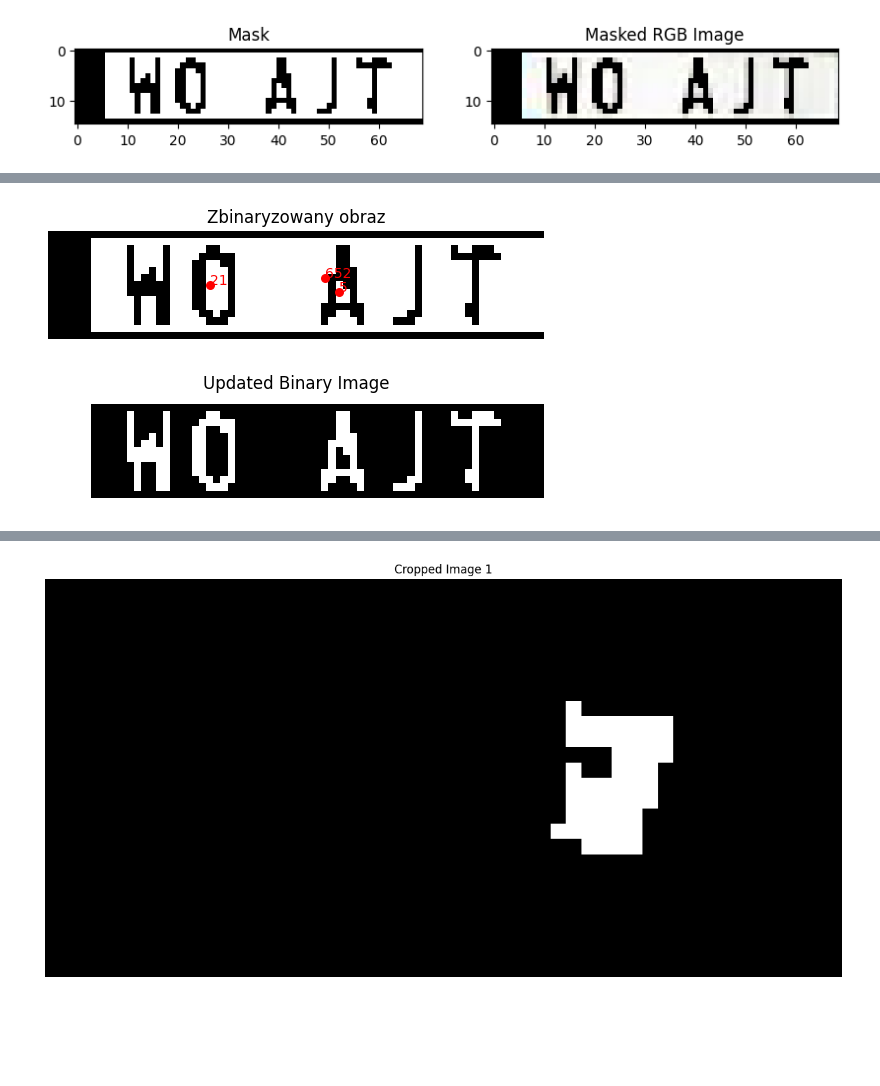
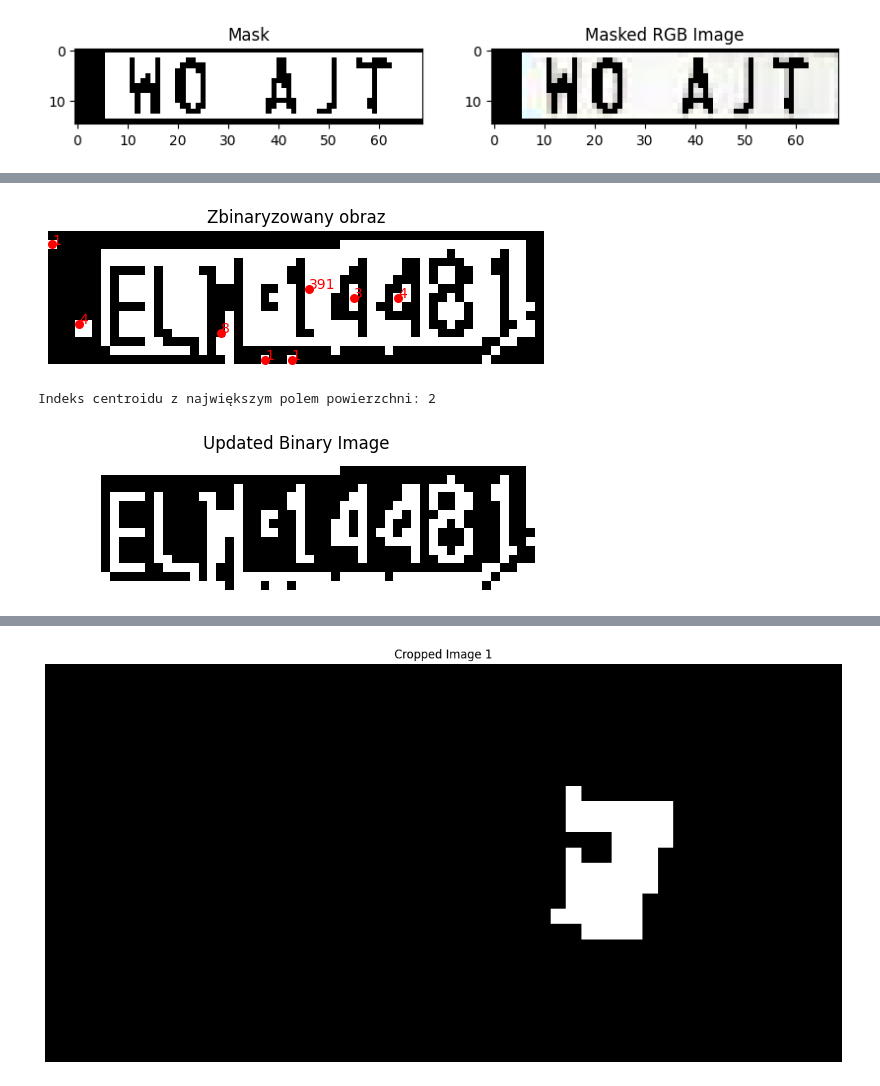
Before and after one commit to niotrek/twm, a Jupyter notebook: test.ipynb, the cells around one changed output, grey strips where cells are left out. Saved outputs shown, nothing was run; the diff lists cells and outputs as text; code cells hidden in the pictures; blank space fills up the shorter version.

```diff
--- a/test.ipynb
+++ b/test.ipynb
@@ -49,34 +121,35 @@ plt.show()
 # %%
-num_labels, labels, stats, centroids = cv.connectedComponentsWithStats(mask, connectivity=8)
+num_labels, labels, stats, centroids = cv.connectedComponentsWithStats(binary, connectivity=8)
 # Wyświetlenie zbinaryzowanego obrazu
-plt.imshow(mask, cmap='gray')
+plt.imshow(binary, cmap='gray')
 plt.title('Zbinaryzowany obraz')
 plt.axis('off')
 
 # Wyświetlenie składowych połączonych
 for i in range(1, num_labels):
     area = stats[i, cv.CC_STAT_AREA]
     cx = int(centroids[i, 0])
     cy = int(centroids[i, 1])
     plt.text(cx, cy, str(area), color='red')
     plt.scatter(cx, cy, color='red', s=30)
 
 plt.show()
 # %% [output]
-[figure, old version]
+[figure, new version]
 # %%
 # Znajdź indeks centroidu z największym polem powierzchni (z pominięciem tła)
 max_area_index = np.argmax(stats[1:, cv.CC_STAT_AREA]) + 1
+print(f'Indeks centroidu z największym polem powierzchni: {max_area_index}')
 
 # Pobierz współrzędne centroidu o maksymalnym polu powierzchni
 max_area_centroid = centroids[max_area_index]
 
-updated_binary_image = np.copy(mask)
+updated_binary_image = np.copy(binary)
 # Utwórz bounding box wokół centroidu z największym polem powierzchni
 x, y, w, h = stats[max_area_index, cv.CC_STAT_LEFT], stats[max_area_index, cv.CC_STAT_TOP], stats[max_area_index, cv.CC_STAT_WIDTH], stats[max_area_index, cv.CC_STAT_HEIGHT]
 
 # Wycięcie obszaru o największym polu powierzchni z binary_image
-largest_component = np.zeros_like(mask)
+largest_component = np.zeros_like(binary)
 largest_component[labels == max_area_index] = 255
 
 # Nowa zmienna przechowująca obszary wewnątrz bounding boxa
@@ -100,7 +173,8 @@ plt.title('Updated Binary Image')
 plt.axis('off')
 plt.show()
 # %% [output]
+Indeks centroidu z największym polem powierzchni: 2
-[figure, old version]
+[figure, new version]
 # %%
 num_labels, labels, stats, centroids = cv.connectedComponentsWithStats(inverted_updated_binary_image, connectivity=8)
 
```
Also changed, not shown: parts of 5 cells of this notebook, 10 other files.
